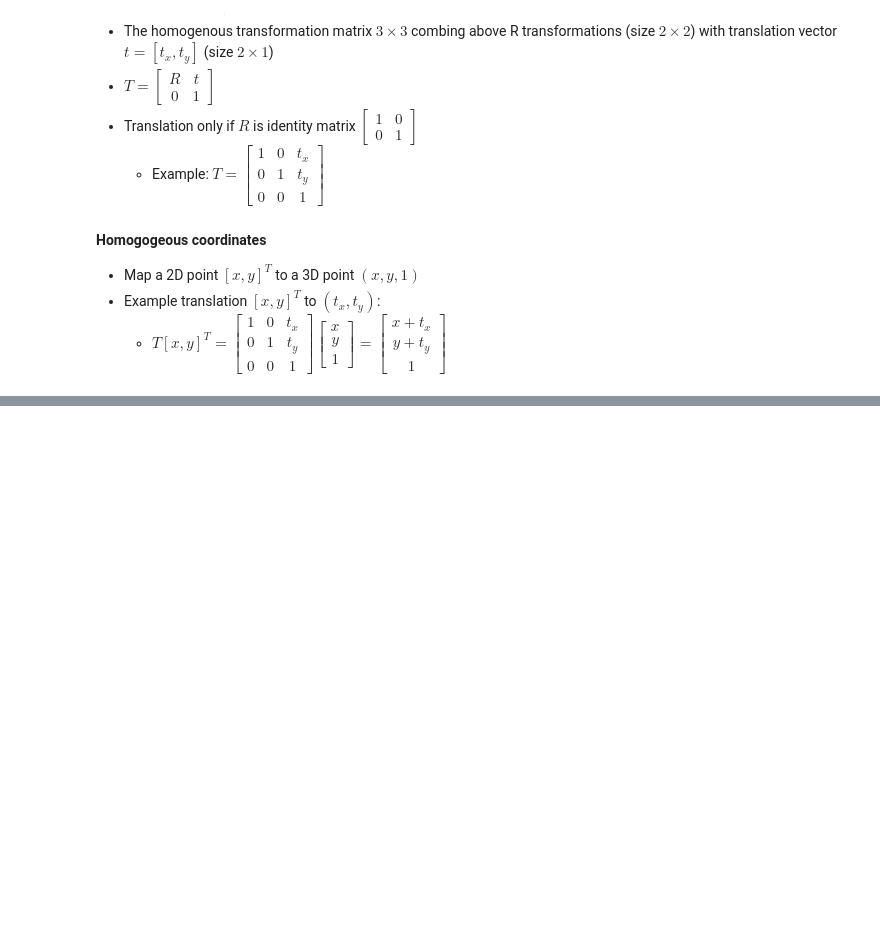
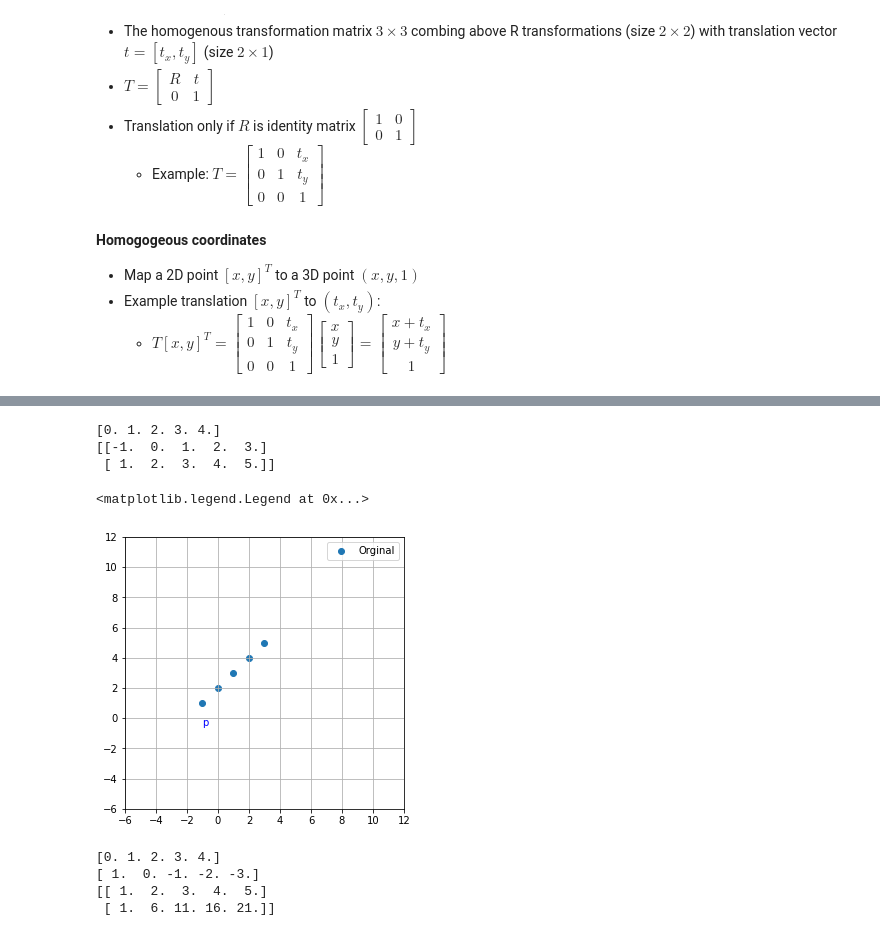
Before and after one commit to tuantdang/computer_graphics, a Jupyter notebook: lectures/w01_transformation_2D.ipynb, the cells around one changed output, grey strips where cells are left out. Saved outputs shown, nothing was run; the diff lists cells and outputs as text; code cells hidden in the pictures; blank space fills up the shorter version.

```diff
--- a/lectures/w01_transformation_2D.ipynb
+++ b/lectures/w01_transformation_2D.ipynb
@@ -261,0 +287,41 @@ ax.legend()
+# %%
+# Parametric Equation
+p = np.array([-1,1]).reshape((2,1)) # 2x1
+v = np.array([1,1]).reshape((2,1)) # 2x1
+t = np.linspace(0, 4, 5); print(t) # [count=5]
+count = t.shape[0]
+p = np.tile(p, (1, count)) # 2x5
+v = np.tile(v, (1, count)) # 2x5
+l =  p + t*v; print(l)
+
+ax = setup_plot(1, 1, lim=12)
+ax.text(p[0][0], p[0][1]+0.5, 'p', c='blue')
+ax.scatter(l[0], l[1], label='Orginal') # Original
+ax.legend()
+# %% [output]
+[0. 1. 2. 3. 4.]
+[[-1.  0.  1.  2.  3.]
+ [ 1.  2.  3.  4.  5.]]
+<matplotlib.legend.Legend at 0x...>
+[figure, added]
+# %%
+# Parametric Equation
+p = np.array([1,1]).reshape((2,1)) # 2x1
+q = np.array([2, 6]).reshape((2,1)) # 2x1
+t = np.linspace(0, 4, 5); print(t) # [count=5]
+count = t.shape[0]
+p = np.tile(p, (1, count)) # 2x5
+q = np.tile(q, (1, count)) # 2x5
+t1= np.ones((count))-t; print(t1)
+l =  t1*p + t*q; print(l)
+
+# ax = setup_plot(1, 1, lim=14)
+# ax.text(p[0][0], p[0][1]+0.5, 'P', c='blue')
+# ax.text(q[0][0], q[0][1]+0.5, 'Q', c='blue')
+# ax.scatter(l[0], l[1], label='Orginal') # Original
+# ax.legend()
+# %% [output]
+[0. 1. 2. 3. 4.]
+[ 1.  0. -1. -2. -3.]
+[[ 1.  2.  3.  4.  5.]
+ [ 1.  6. 11. 16. 21.]]
```
Also changed, not shown: parts of 4 cells of this notebook, 1 other file.
